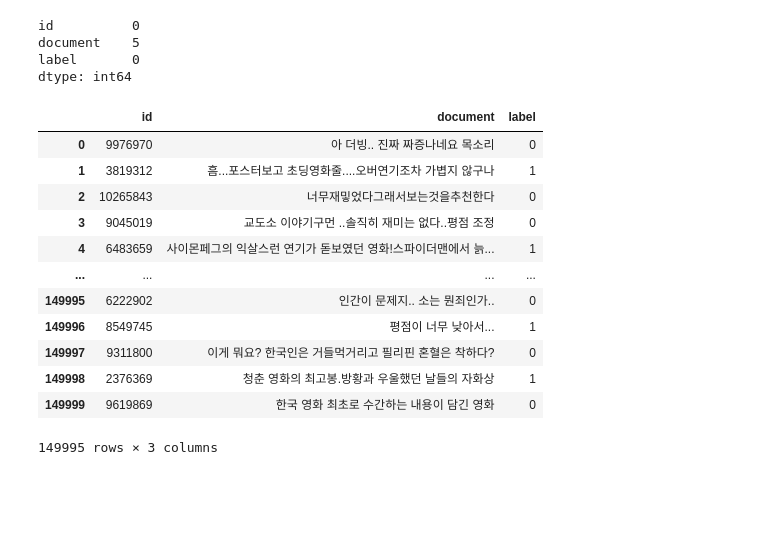
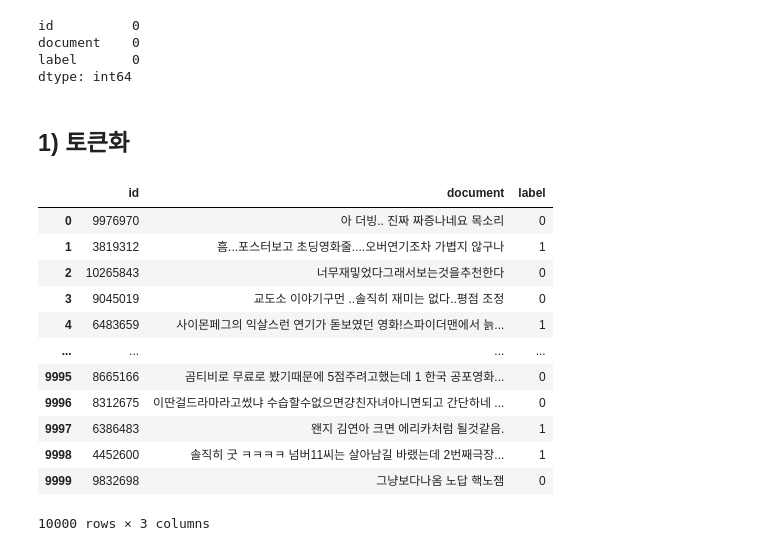
Before and after one commit to insightcampus/202008-youth-bigdata, a Jupyter notebook: slee15/자연어처리 실습_Naive Bayes_Part2_네이버 영화평.ipynb, the cells around one changed output. Saved outputs shown, nothing was run; the diff lists cells and outputs as text; code cells hidden in the pictures; blank space fills up the shorter version.

```diff
--- a/slee15/자연어처리 실습_Naive Bayes_Part2_네이버 영화평.ipynb
+++ b/slee15/자연어처리 실습_Naive Bayes_Part2_네이버 영화평.ipynb
@@ -8,25 +9,13 @@ reviews = pd.DataFrame(pd.read_csv('./네이버 영화평_자연어처리실습/
 # %%
-reviews.isnull().sum()
+reviews_2.isnull().sum()
 # %% [output]
 id          0
-document    5
+document    0
 label       0
 dtype: int64
-# %%
-# 결측치는 버리기
-reviews_2 = reviews.dropna()
-reviews_2
-# %% [output]
-|  | id | document | label |
-| 0 | 9976970 | 아 더빙.. 진짜 짜증나네요 목소리 | 0 |
-| 1 | 3819312 | 흠...포스터보고 초딩영화줄....오버연기조차 가볍지 않구나 | 1 |
-| 2 | 10265843 | 너무재밓었다그래서보는것을추천한다 | 0 |
-| 3 | 9045019 | 교도소 이야기구먼 ..솔직히 재미는 없다..평점 조정 | 0 |
-| 4 | 6483659 | 사이몬페그의 익살스런 연기가 돋보였던 영화!스파이더맨에서 늙... | 1 |
-| ... | ... | ... | ... |
-| 149995 | 6222902 | 인간이 문제지.. 소는 뭔죄인가.. | 0 |
-| 149996 | 8549745 | 평점이 너무 낮아서... | 1 |
-| 149997 | 9311800 | 이게 뭐요? 한국인은 거들먹거리고 필리핀 혼혈은 착하다? | 0 |
-| 149998 | 2376369 | 청춘 영화의 최고봉.방황과 우울했던 날들의 자화상 | 1 |
-| 149999 | 9619869 | 한국 영화 최초로 수간하는 내용이 담긴 영화 | 0 |
-149995 rows × 3 columns
+# %%
+# 결측치는 버리기
+reviews_2 = reviews.dropna()
+reviews_2 = reviews_2.reset_index(drop=True) #reset하는 이유 dropna하면 제거된 데이터도 있기 때문에 인덱스가 띄엄뜨엄 있음. 따라서 다시 정렬해줘야 함.
+# %% [markdown]
+## 1) 토큰화
@@ -32,0 +24,17 @@ reviews_2
+# %%
+review_4 = reviews_2[:10000]
+review_4
+# %% [output]
+|  | id | document | label |
+| 0 | 9976970 | 아 더빙.. 진짜 짜증나네요 목소리 | 0 |
+| 1 | 3819312 | 흠...포스터보고 초딩영화줄....오버연기조차 가볍지 않구나 | 1 |
+| 2 | 10265843 | 너무재밓었다그래서보는것을추천한다 | 0 |
+| 3 | 9045019 | 교도소 이야기구먼 ..솔직히 재미는 없다..평점 조정 | 0 |
+| 4 | 6483659 | 사이몬페그의 익살스런 연기가 돋보였던 영화!스파이더맨에서 늙... | 1 |
+| ... | ... | ... | ... |
+| 9995 | 8665166 | 곰티비로 무료로 봤기때문에 5점주려고했는데 1 한국 공포영화... | 0 |
+| 9996 | 8312675 | 이딴걸드라마라고썼냐 수습할수없으면걍친자녀아니면되고 간단하네 ... | 0 |
+| 9997 | 6386483 | 왠지 김연아 크면 에리카처럼 될것같음. | 1 |
+| 9998 | 4452600 | 솔직히 굿 ㅋㅋㅋㅋ 넘버11씨는 살아남길 바랬는데 2번째극장... | 1 |
+| 9999 | 9832698 | 그냥보다나옴 노답 핵노잼 | 0 |
+10000 rows × 3 columns
```
Also changed, not shown: parts of 21 cells of this notebook, 1 other file.
